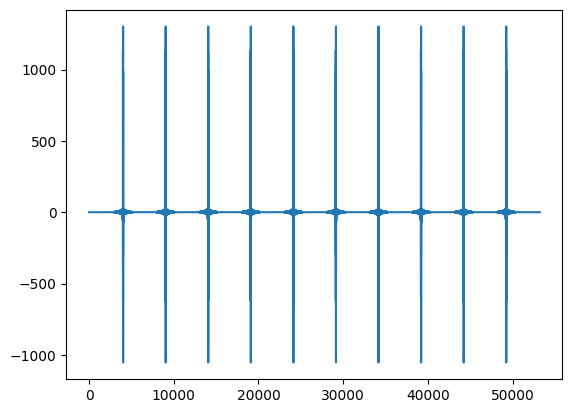
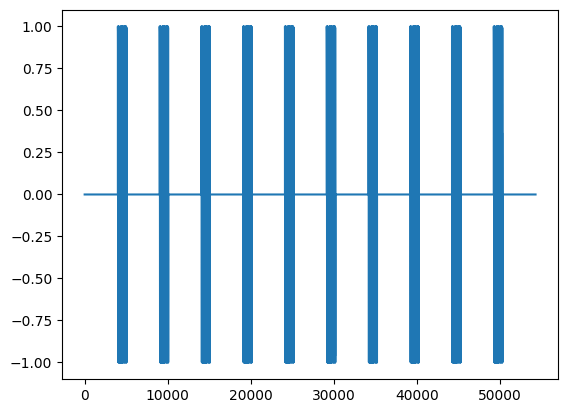
Unified diff of the notebook cell whose output changed from the first chart to the second:
--- before
+++ after
@@ -16,5 +16,5 @@
     # Cross-correlation (gives correlation for each lag)
     correlation = np.correlate(signal, reference_chirp, mode='valid')
-    plt.plot(correlation)
+    #plt.plot(correlation)
     # Much stricter threshold and find peaks
     threshold = np.max(correlation) * 0.7
@@ -52,5 +52,5 @@
 expected_start =  np.arange(0,10,1)*(config.CHIRP_SAMPLES + config.CHIRP_SPACING) + config.CHIRP_SPACING
 
-#plt.plot(signal, label='signal')
+plt.plot(signal, label='signal')
 #plt.plot(recv, label='received_chirps')
 #plt.legend()

Commit: Receiver